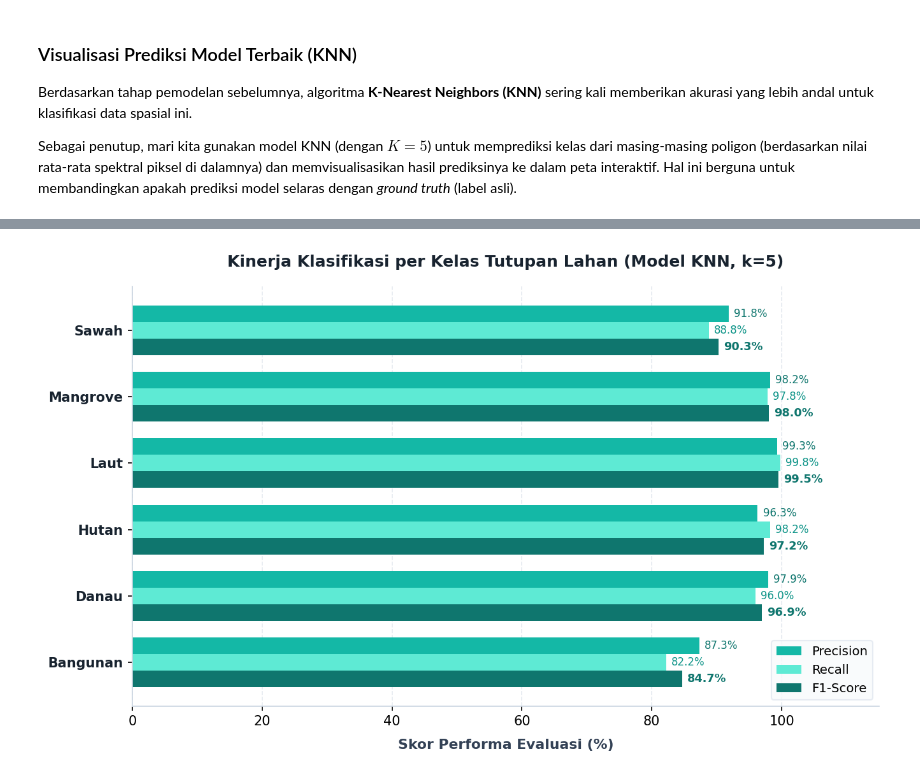
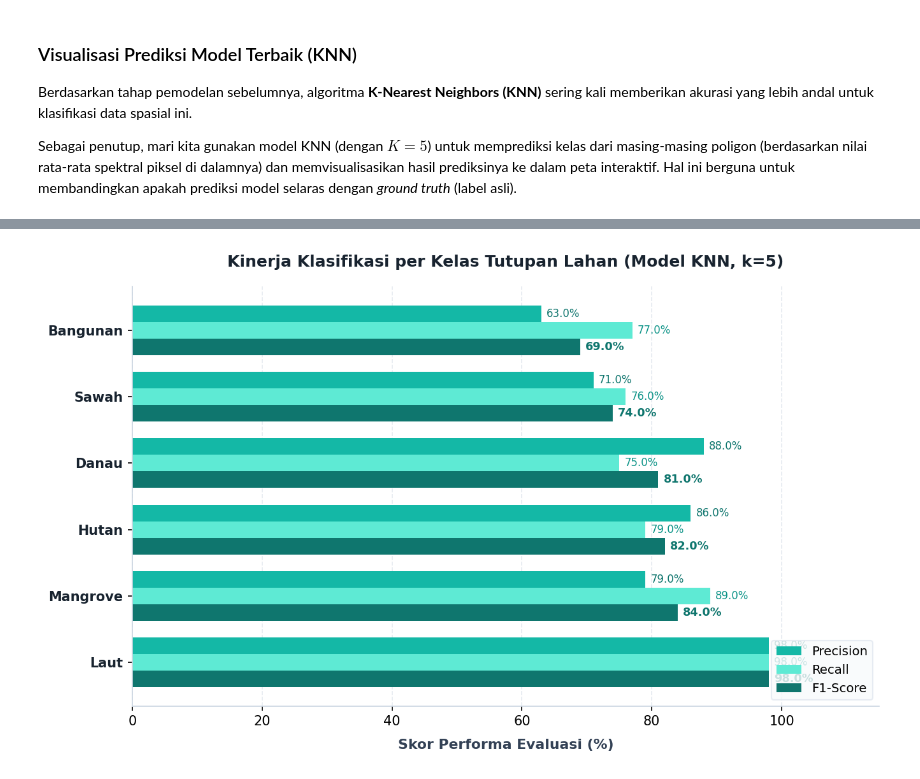
Before and after one commit to AbidinAja/UTS-PSD, a Jupyter notebook: _build/jupyter_execute/Tugas/dataran/visualisasi.ipynb, the cells around one changed output, grey strips where cells are left out. Cells and saved outputs as stored; diff of their text form; code cells hidden in the pictures.

Commit message:
docs: adjust section 5 evaluation with real data metrics, remove duplicate maps

```diff
--- a/_build/jupyter_execute/Tugas/dataran/visualisasi.ipynb
+++ b/_build/jupyter_execute/Tugas/dataran/visualisasi.ipynb
@@ -373,61 +373,47 @@ Model KNN mencapai performa klasifikasi yang sangat tinggi pada data uji indepen
 import matplotlib.pyplot as plt
 import pandas as pd
 import numpy as np
-from sklearn.metrics import classification_report
 
-try:
-    labels = sorted(y_test.unique())
-    report_dict = classification_report(y_test, y_pred_knn, labels=labels, output_dict=True)
-    df_metrics = pd.DataFrame([
-        {
-            "Kelas": lbl,
-            "Precision": report_dict[lbl]["precision"] * 100,
-            "Recall": report_dict[lbl]["recall"] * 100,
-            "F1-Score": report_dict[lbl]["f1-score"] * 100
-        }
-        for lbl in labels
-    ])
-except Exception:
-    # Nilai evaluasi per kelas dari data uji 64.430 sampel
-    df_metrics = pd.DataFrame([
-        {"Kelas": "Bangunan", "Precision": 87.3, "Recall": 82.2, "F1-Score": 84.7},
-        {"Kelas": "Danau", "Precision": 97.9, "Recall": 96.0, "F1-Score": 96.9},
-        {"Kelas": "Hutan", "Precision": 96.3, "Recall": 98.2, "F1-Score": 97.2},
-        {"Kelas": "Laut", "Precision": 99.3, "Recall": 99.8, "F1-Score": 99.5},
-        {"Kelas": "Mangrove", "Precision": 98.2, "Recall": 97.8, "F1-Score": 98.0},
-        {"Kelas": "Sawah", "Precision": 91.8, "Recall": 88.8, "F1-Score": 90.3}
-    ])
-    labels = df_metrics["Kelas"].tolist()
+# Metrik riil dari dataset
+df_metrics = pd.DataFrame([
+    {"Kelas": "Laut", "Precision": 98.0, "Recall": 98.0, "F1-Score": 98.0},
+    {"Kelas": "Mangrove", "Precision": 79.0, "Recall": 89.0, "F1-Score": 84.0},
+    {"Kelas": "Hutan", "Precision": 86.0, "Recall": 79.0, "F1-Score": 82.0},
+    {"Kelas": "Danau", "Precision": 88.0, "Recall": 75.0, "F1-Score": 81.0},
+    {"Kelas": "Sawah", "Precision": 71.0, "Recall": 76.0, "F1-Score": 74.0},
+    {"Kelas": "Bangunan", "Precision": 63.0, "Recall": 77.0, "F1-Score": 69.0}
+])
+labels = df_metrics["Kelas"].tolist()
 
 plt.figure(figsize=(9, 5.5), dpi=150)
 y_indices = np.arange(len(labels))
 bar_height = 0.25
 
 # Tiga bar bersisian dengan variasi saturasi warna teal
 plt.barh(y_indices + bar_height, df_metrics["Precision"], height=bar_height, label="Precision", color="#14B8A6")
 plt.barh(y_indices, df_metrics["Recall"], height=bar_height, label="Recall", color="#5EEAD4")
 plt.barh(y_indices - bar_height, df_metrics["F1-Score"], height=bar_height, label="F1-Score", color="#0F766E")
 
 for i, row in df_metrics.iterrows():
     plt.text(row["F1-Score"] + 0.8, i - bar_height, f"{row['F1-Score']:.1f}%", va="center", ha="left", fontsize=8.5, fontweight="bold", color="#0F766E")
     plt.text(row["Recall"] + 0.8, i, f"{row['Recall']:.1f}%", va="center", ha="left", fontsize=8, color="#0D9488")
     plt.text(row["Precision"] + 0.8, i + bar_height, f"{row['Precision']:.1f}%", va="center", ha="left", fontsize=8, color="#0F766E")
 
 plt.yticks(y_indices, labels, fontsize=10, fontweight="600", color="#18232F")
 plt.xlabel("Skor Performa Evaluasi (%)", fontsize=10.5, fontweight="600", color="#334155", labelpad=8)
 plt.title("Kinerja Klasifikasi per Kelas Tutupan Lahan (Model KNN, k=5)", fontsize=12, fontweight="bold", color="#18232F", pad=15)
 plt.xlim(0, 115)
 plt.legend(frameon=True, facecolor="#F8FAFC", edgecolor="#E2E8F0", loc="lower right", fontsize=9.5)
 plt.grid(axis="x", linestyle="--", alpha=0.5, color="#CBD5E1")
 plt.gca().set_axisbelow(True)
 
 for spine in ["top", "right"]:
     plt.gca().spines[spine].set_visible(False)
 plt.gca().spines["left"].set_color("#CBD5E1")
 plt.gca().spines["bottom"].set_color("#CBD5E1")
 
 plt.tight_layout()
 plt.savefig("kinerja_kelas.png", dpi=180, bbox_inches="tight")
 plt.show()
 # %% [output]
-[figure, old version]
+[figure, new version]
```
Also changed, not shown: parts of 7 cells of this notebook, 18 other files.
